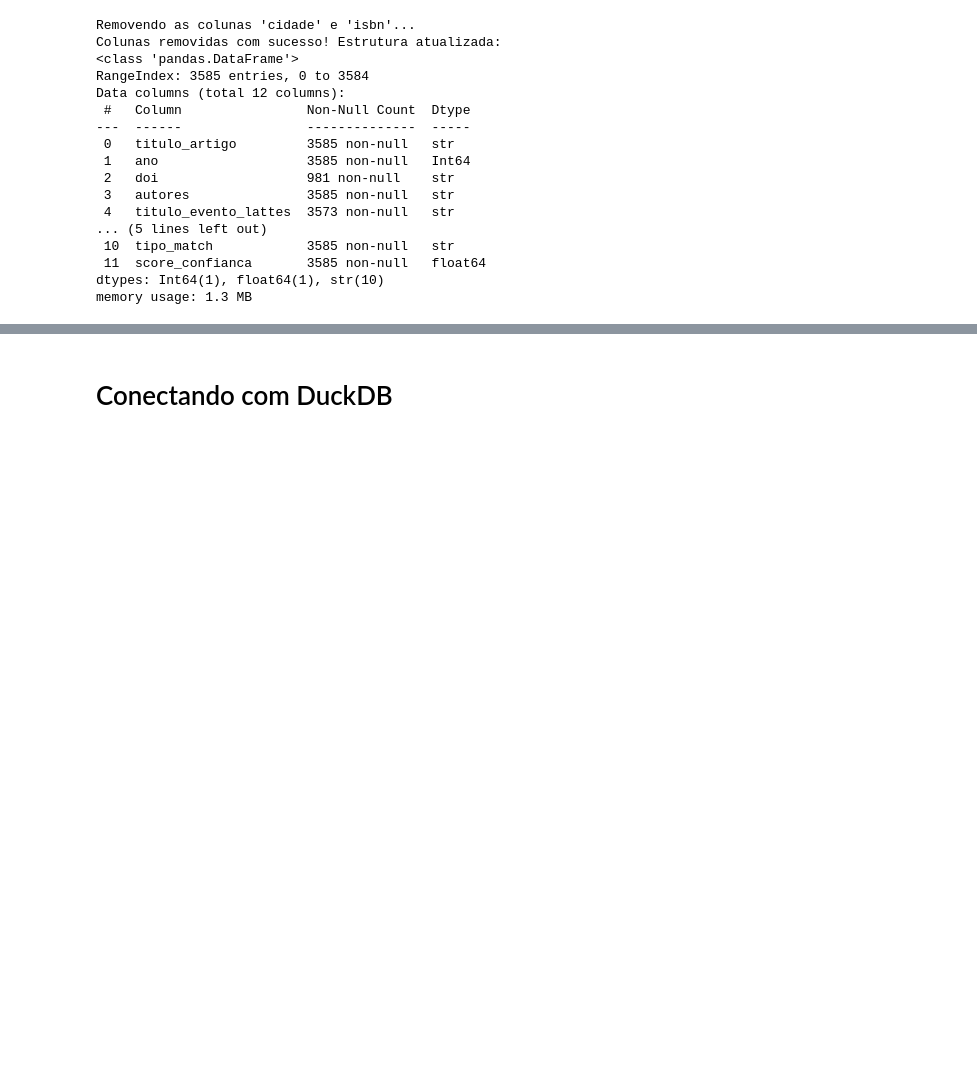
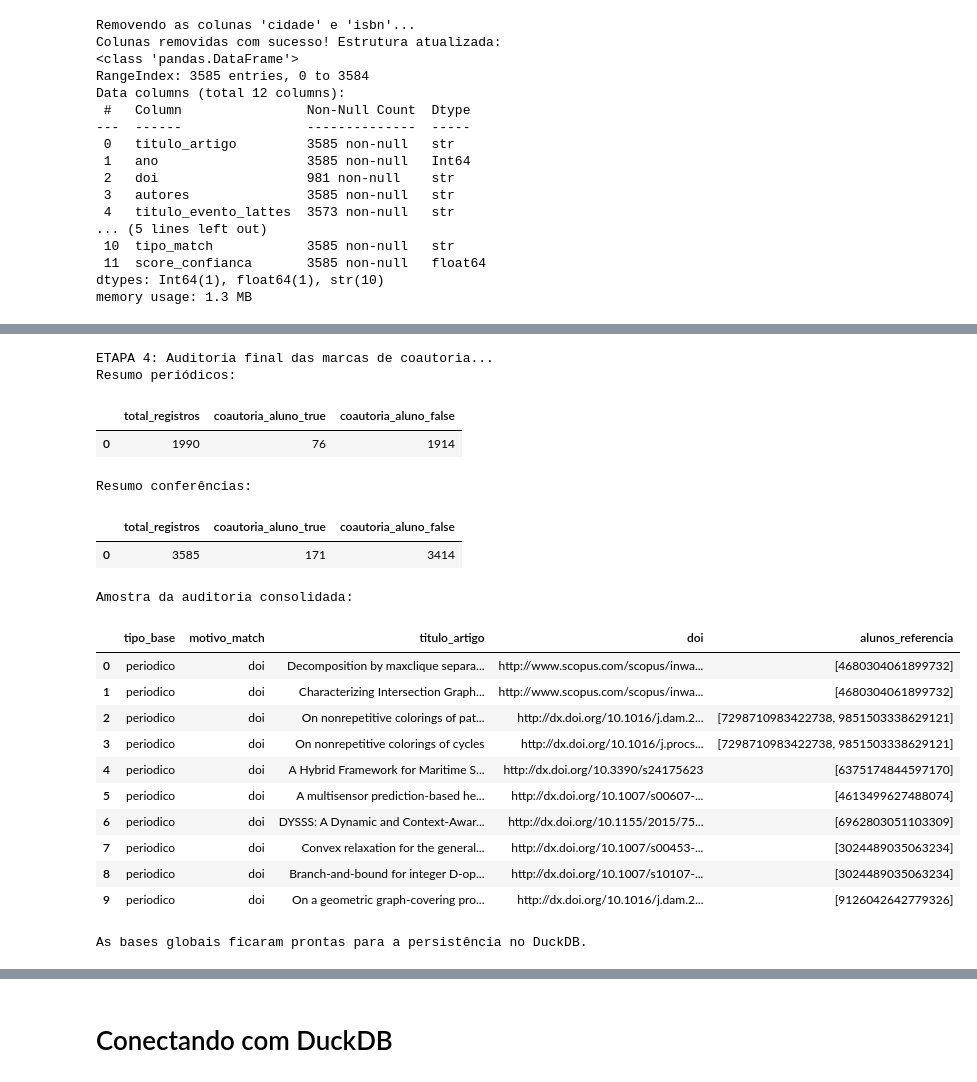
Before and after one commit to alobogiron/pesc_stats, a Jupyter notebook: analyse.ipynb, the cells around one changed output, grey strips where cells are left out. Saved outputs shown, nothing was run; the diff lists cells and outputs as text; code cells hidden in the pictures; blank space fills up the shorter version.

```diff
--- a/analyse.ipynb
+++ b/analyse.ipynb
@@ -1267,0 +1902,46 @@ memory usage: 1.3 MB
+# %%
+print("ETAPA 4: Auditoria final das marcas de coautoria...")
+
+resumo_periodicos = pd.DataFrame({
+    'total_registros': [len(df_artigos_final)],
+    'coautoria_aluno_true': [int(df_artigos_final['coautoria_aluno'].sum())],
+    'coautoria_aluno_false': [int((~df_artigos_final['coautoria_aluno']).sum())],
+})
+
+resumo_congressos = pd.DataFrame({
+    'total_registros': [len(df_artigos_congresso_final)],
+    'coautoria_aluno_true': [int(df_artigos_congresso_final['coautoria_aluno'].sum())],
+    'coautoria_aluno_false': [int((~df_artigos_congresso_final['coautoria_aluno']).sum())],
+})
+
+print("Resumo periódicos:")
+display(resumo_periodicos)
+print("Resumo conferências:")
+display(resumo_congressos)
+
+if not df_auditoria_coautoria.empty:
+    print("Amostra da auditoria consolidada:")
+    display(df_auditoria_coautoria[[c for c in ['tipo_base', 'motivo_match', 'titulo_artigo', 'doi', 'alunos_referencia'] if c in df_auditoria_coautoria.columns]].head(10))
+
+print("As bases globais ficaram prontas para a persistência no DuckDB.")
+# %% [output]
+ETAPA 4: Auditoria final das marcas de coautoria...
+Resumo periódicos:
+|  | total_registros | coautoria_aluno_true | coautoria_aluno_false |
+| 0 | 1990 | 76 | 1914 |
+Resumo conferências:
+|  | total_registros | coautoria_aluno_true | coautoria_aluno_false |
+| 0 | 3585 | 171 | 3414 |
+Amostra da auditoria consolidada:
+|  | tipo_base | motivo_match | titulo_artigo | doi | alunos_referencia |
+| 0 | periodico | doi | Decomposition by maxclique separa... | http://www.scopus.com/scopus/inwa... | [4680304061899732] |
+| 1 | periodico | doi | Characterizing Intersection Graph... | http://www.scopus.com/scopus/inwa... | [4680304061899732] |
+| 2 | periodico | doi | On nonrepetitive colorings of pat... | http://dx.doi.org/10.1016/j.dam.2... | [7298710983422738, 9851503338629121] |
+| 3 | periodico | doi | On nonrepetitive colorings of cycles | http://dx.doi.org/10.1016/j.procs... | [7298710983422738, 9851503338629121] |
+| 4 | periodico | doi | A Hybrid Framework for Maritime S... | http://dx.doi.org/10.3390/s24175623 | [6375174844597170] |
+| 5 | periodico | doi | A multisensor prediction-based he... | http://dx.doi.org/10.1007/s00607-... | [4613499627488074] |
+| 6 | periodico | doi | DYSSS: A Dynamic and Context-Awar... | http://dx.doi.org/10.1155/2015/75... | [6962803051103309] |
+| 7 | periodico | doi | Convex relaxation for the general... | http://dx.doi.org/10.1007/s00453-... | [3024489035063234] |
+| 8 | periodico | doi | Branch-and-bound for integer D-op... | http://dx.doi.org/10.1007/s10107-... | [3024489035063234] |
+| 9 | periodico | doi | On a geometric graph-covering pro... | http://dx.doi.org/10.1016/j.dam.2... | [9126042642779326] |
+As bases globais ficaram prontas para a persistência no DuckDB.
```
Also changed, not shown: parts of 13 cells of this notebook, 3 other files.
